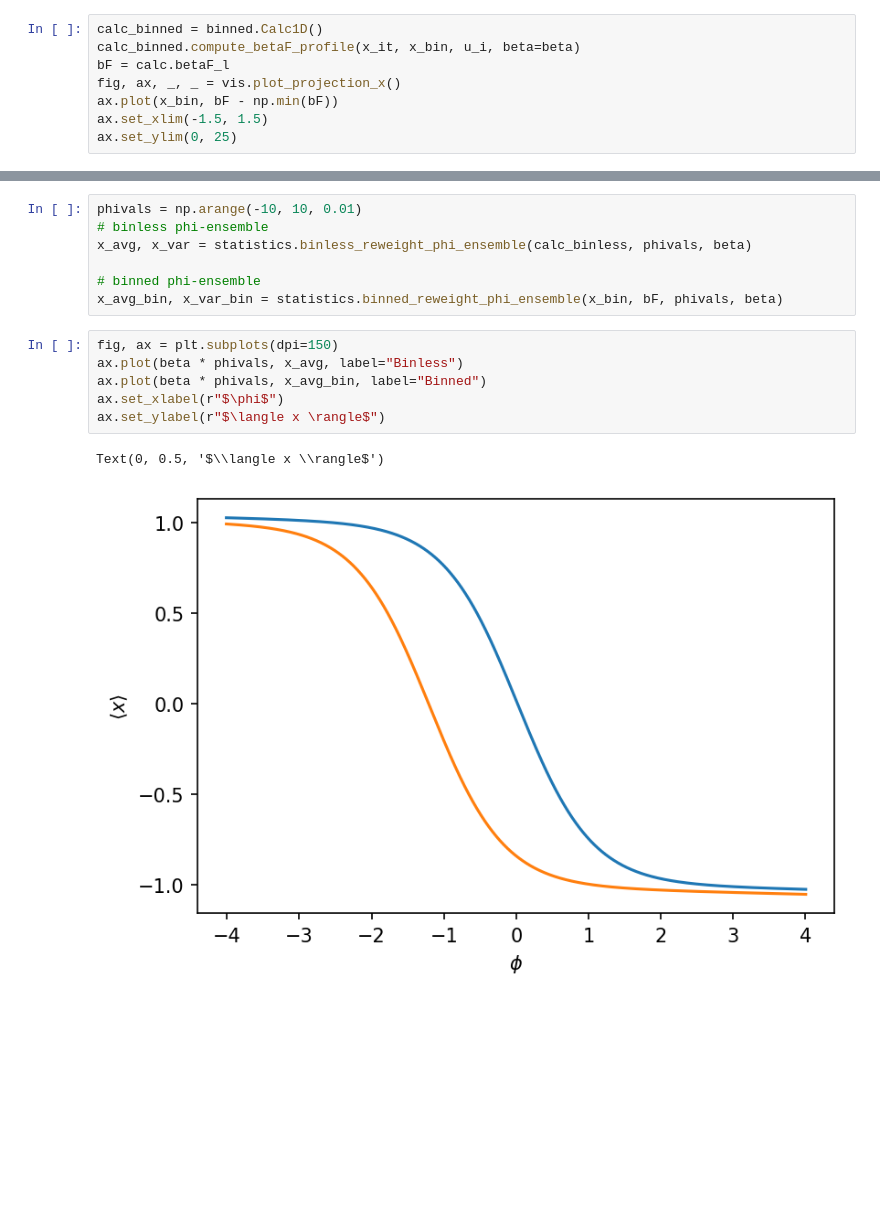
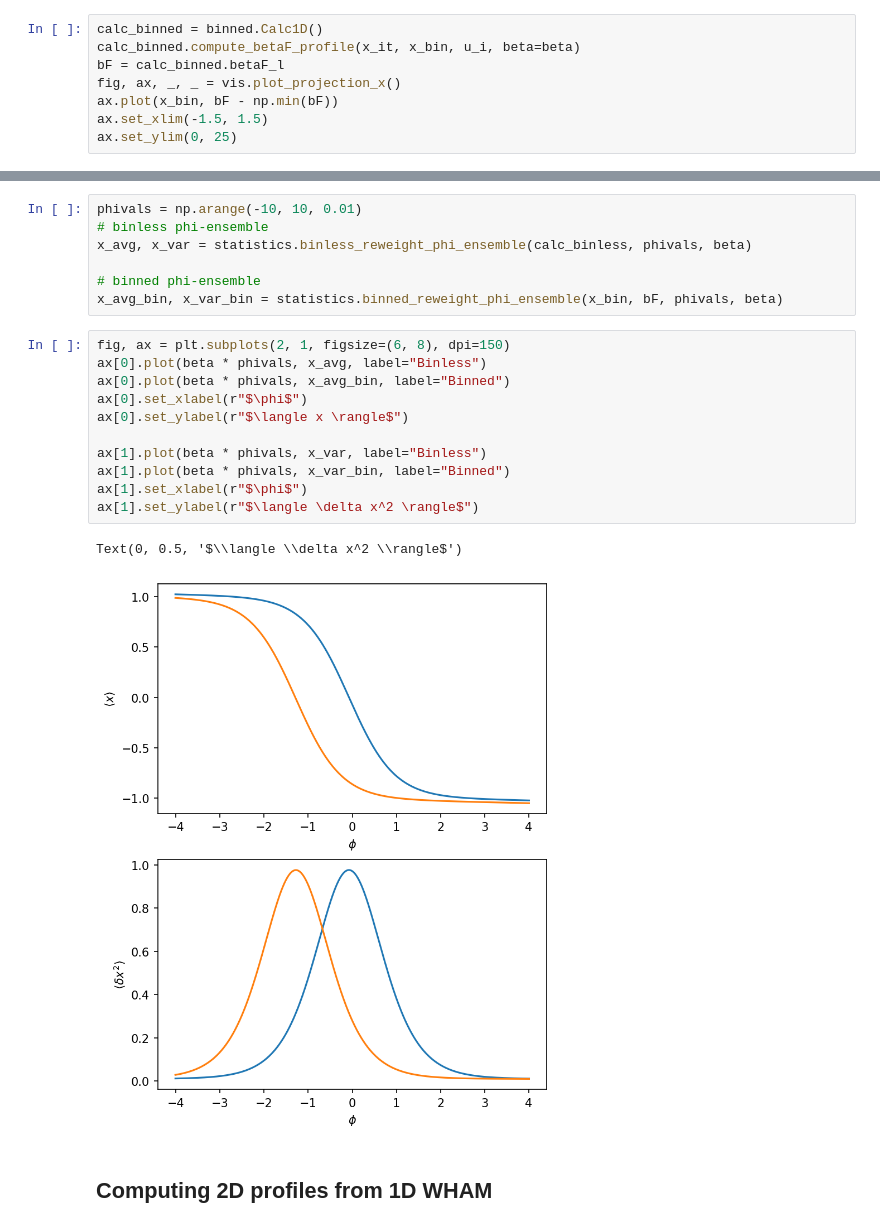
Before and after one commit to apallath/WHAM, a Jupyter notebook: examples/1_1D_umbrella_sampling.ipynb, the cells around one changed output, grey strips where cells are left out. Drawn from its saved outputs; the diff is of its cells as text; blank space fills up the shorter version.

Commit message:
Updates to examples and binless tests

```diff
--- a/examples/1_1D_umbrella_sampling.ipynb
+++ b/examples/1_1D_umbrella_sampling.ipynb
@@ -339,7 +345,7 @@ ax.set_ylim(0, 25)
 # %%
 calc_binned = binned.Calc1D()
 calc_binned.compute_betaF_profile(x_it, x_bin, u_i, beta=beta)
-bF = calc.betaF_l
+bF = calc_binned.betaF_l
 fig, ax, _, _ = vis.plot_projection_x()
 ax.plot(x_bin, bF - np.min(bF))
 ax.set_xlim(-1.5, 1.5)
@@ -361,11 +383,18 @@ x_avg, x_var = statistics.binless_reweight_phi_ensemble(calc_binless, phivals, b
 # binned phi-ensemble
 x_avg_bin, x_var_bin = statistics.binned_reweight_phi_ensemble(x_bin, bF, phivals, beta)
 # %%
-fig, ax = plt.subplots(dpi=150)
-ax.plot(beta * phivals, x_avg, label="Binless")
-ax.plot(beta * phivals, x_avg_bin, label="Binned")
-ax.set_xlabel(r"$\phi$")
-ax.set_ylabel(r"$\langle x \rangle$")
+fig, ax = plt.subplots(2, 1, figsize=(6, 8), dpi=150)
+ax[0].plot(beta * phivals, x_avg, label="Binless")
+ax[0].plot(beta * phivals, x_avg_bin, label="Binned")
+ax[0].set_xlabel(r"$\phi$")
+ax[0].set_ylabel(r"$\langle x \rangle$")
+
+ax[1].plot(beta * phivals, x_var, label="Binless")
+ax[1].plot(beta * phivals, x_var_bin, label="Binned")
+ax[1].set_xlabel(r"$\phi$")
+ax[1].set_ylabel(r"$\langle \delta x^2 \rangle$")
 # %% [output]
-Text(0, 0.5, '$\\langle x \\rangle$')
+Text(0, 0.5, '$\\langle \\delta x^2 \\rangle$')
-[figure, old version]
+[figure, new version]
+# %% [markdown]
+## Computing 2D profiles from 1D WHAM
```
Also changed, not shown: parts of 21 cells of this notebook, 3 other files.
